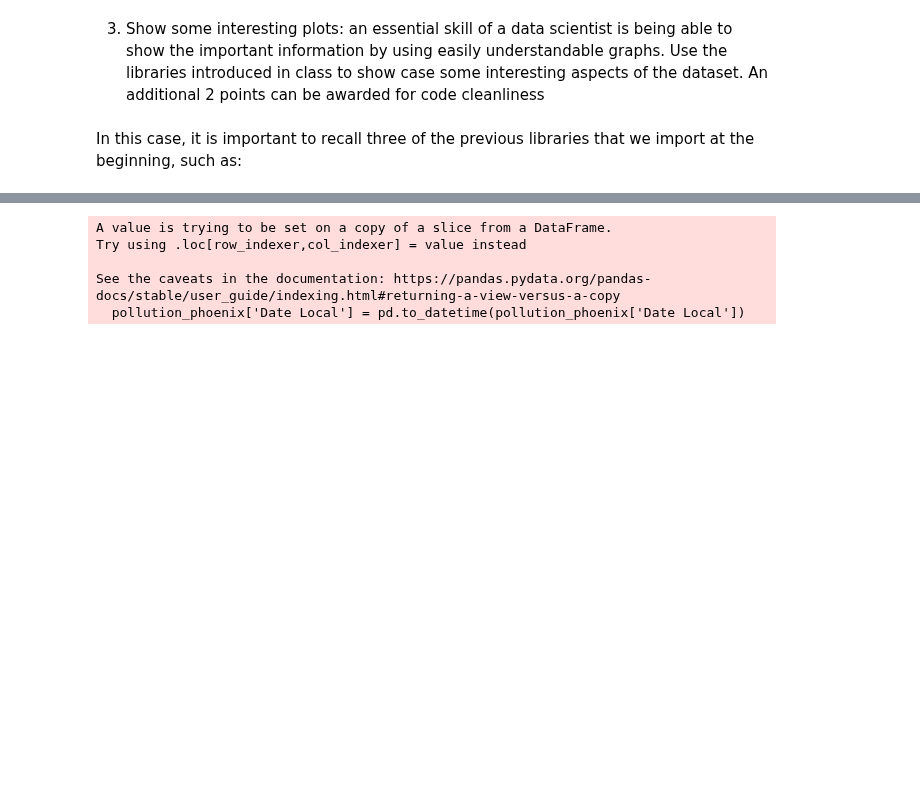
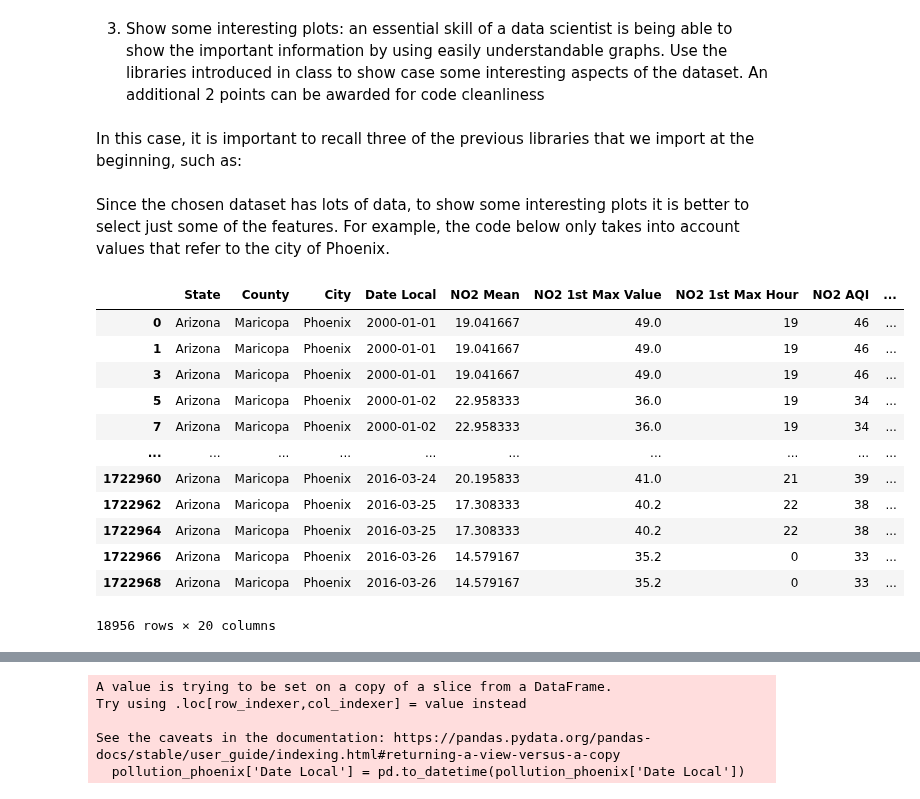
Before and after one commit to letizialanza01/Project_US_Pollution, a Jupyter notebook: Project_US_Pollution.ipynb, the cells around one changed output, grey strips where cells are left out. Saved outputs shown, nothing was run; the diff lists cells and outputs as text; code cells hidden in the pictures; blank space fills up the shorter version.

```diff
--- a/Project_US_Pollution.ipynb
+++ b/Project_US_Pollution.ipynb
@@ -365,5 +367,22 @@ In this case, it is important to recall three of the previous libraries that we
 import matplotlib.pyplot as plt
 import numpy as np
 import pandas as pd
+# %% [markdown]
+Since the chosen dataset has lots of data, to show some interesting plots it is better to select just some of the features. For example, the code below only takes into account values that refer to the city of Phoenix.
 # %%
 pollution_phoenix = pollution_df[pollution_df['City'] == 'Phoenix']
+pollution_phoenix
+# %% [output]
+|  | State | County | City | Date Local | NO2 Mean | NO2 1st Max Value | NO2 1st Max Hour | NO2 AQI | ... |
+| 0 | Arizona | Maricopa | Phoenix | 2000-01-01 | 19.041667 | 49.0 | 19 | 46 | ... |
+| 1 | Arizona | Maricopa | Phoenix | 2000-01-01 | 19.041667 | 49.0 | 19 | 46 | ... |
+| 3 | Arizona | Maricopa | Phoenix | 2000-01-01 | 19.041667 | 49.0 | 19 | 46 | ... |
+| 5 | Arizona | Maricopa | Phoenix | 2000-01-02 | 22.958333 | 36.0 | 19 | 34 | ... |
+| 7 | Arizona | Maricopa | Phoenix | 2000-01-02 | 22.958333 | 36.0 | 19 | 34 | ... |
+| ... | ... | ... | ... | ... | ... | ... | ... | ... | ... |
+| 1722960 | Arizona | Maricopa | Phoenix | 2016-03-24 | 20.195833 | 41.0 | 21 | 39 | ... |
+| 1722962 | Arizona | Maricopa | Phoenix | 2016-03-25 | 17.308333 | 40.2 | 22 | 38 | ... |
+| 1722964 | Arizona | Maricopa | Phoenix | 2016-03-25 | 17.308333 | 40.2 | 22 | 38 | ... |
+| 1722966 | Arizona | Maricopa | Phoenix | 2016-03-26 | 14.579167 | 35.2 | 0 | 33 | ... |
+| 1722968 | Arizona | Maricopa | Phoenix | 2016-03-26 | 14.579167 | 35.2 | 0 | 33 | ... |
+18956 rows × 20 columns
```
Also changed, not shown: parts of 9 cells of this notebook.
